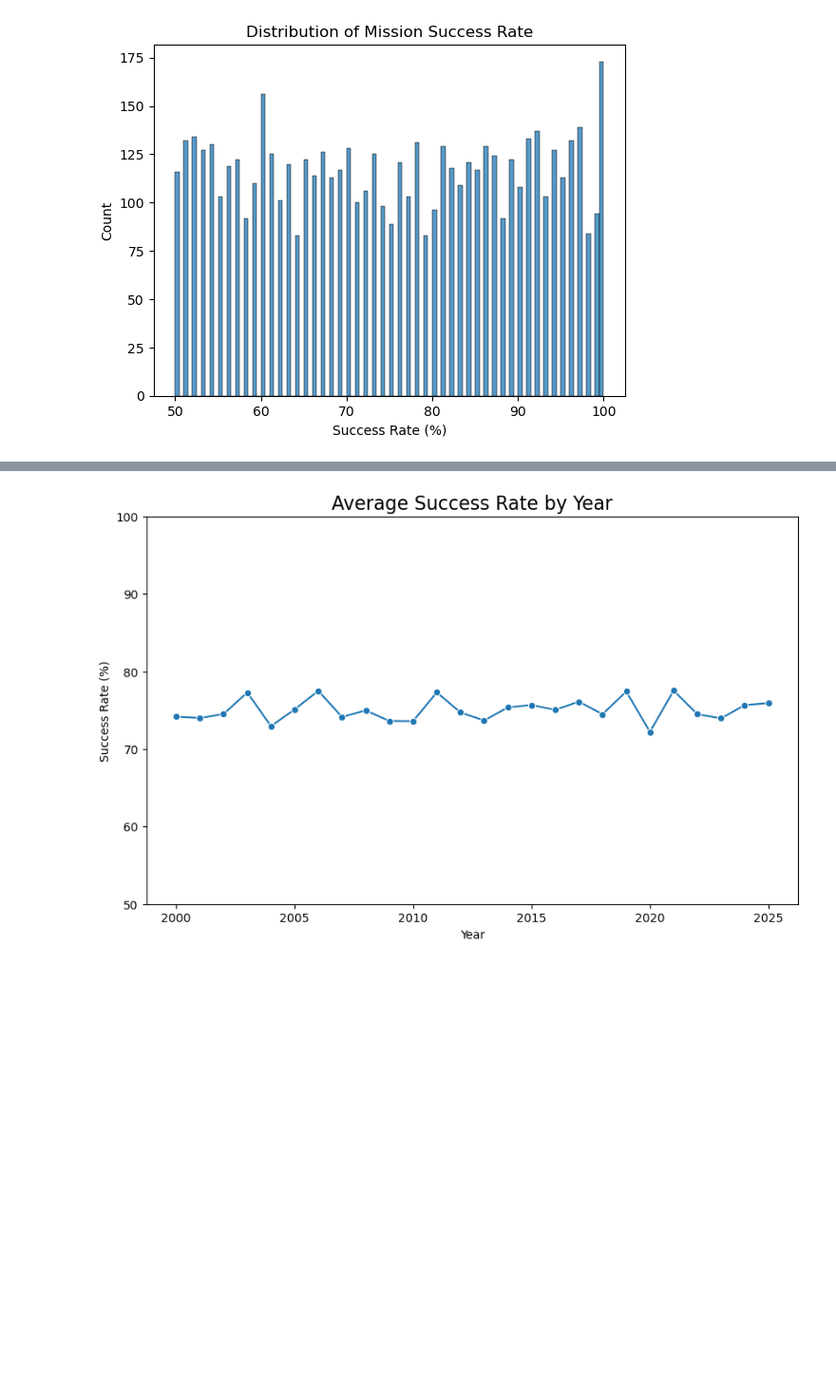
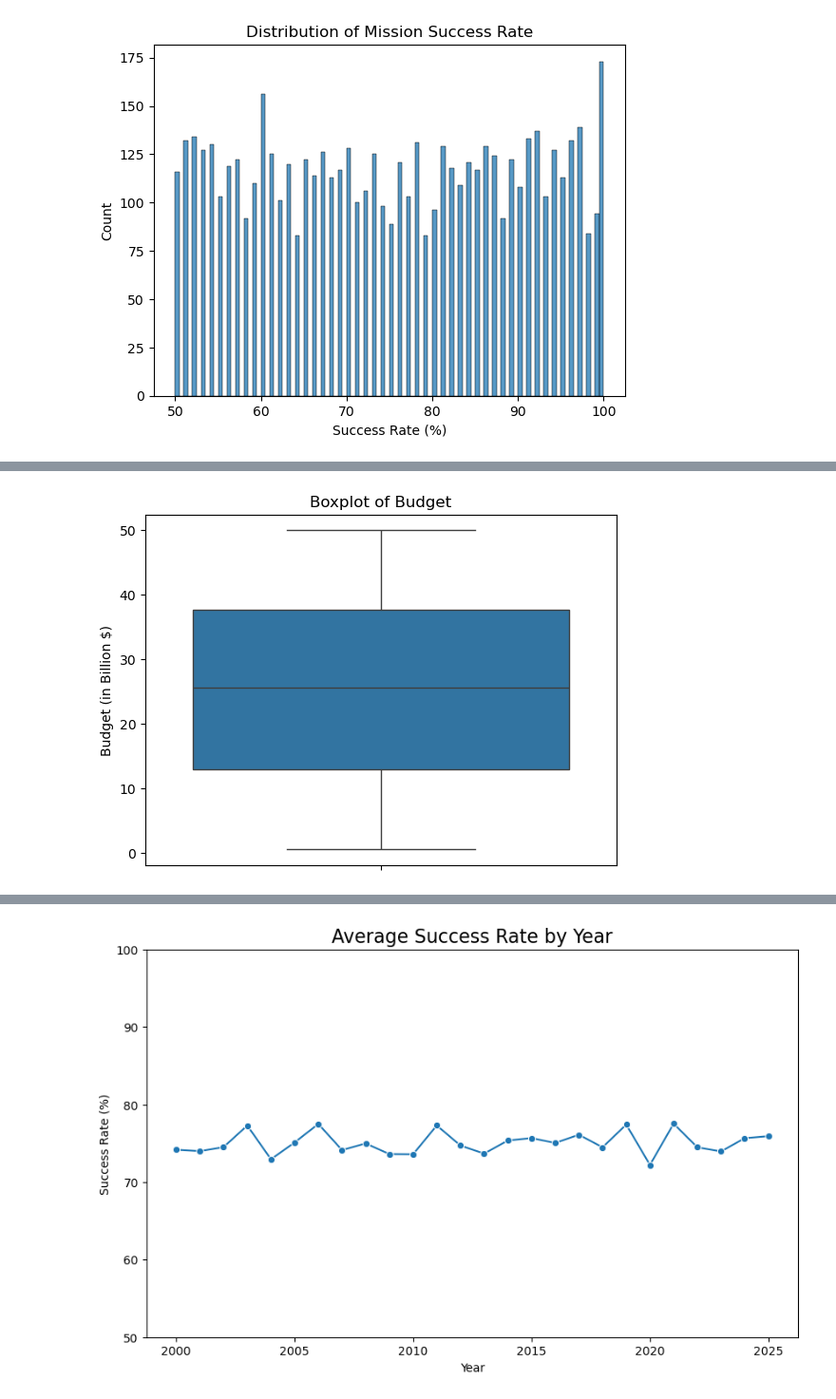
Before and after one commit to BigVictorFans/CU5PROJECTDANISH, a Jupyter notebook: notebook.ipynb, the cells around one changed output, grey strips where cells are left out. Shown at 95% size. Drawn from its saved outputs; the diff is of its cells as text; code cells hidden in the pictures; blank space fills up the shorter version.

```diff
--- a/notebook.ipynb
+++ b/notebook.ipynb
@@ -176,0 +187,6 @@ plt.show()
+# %%
+sns.boxplot(df['Budget (in Billion $)'])
+plt.title('Boxplot of Budget')
+plt.show()
+# %% [output]
+[figure, added]
```
Also changed, not shown: parts of 12 cells of this notebook, 1 other file.
